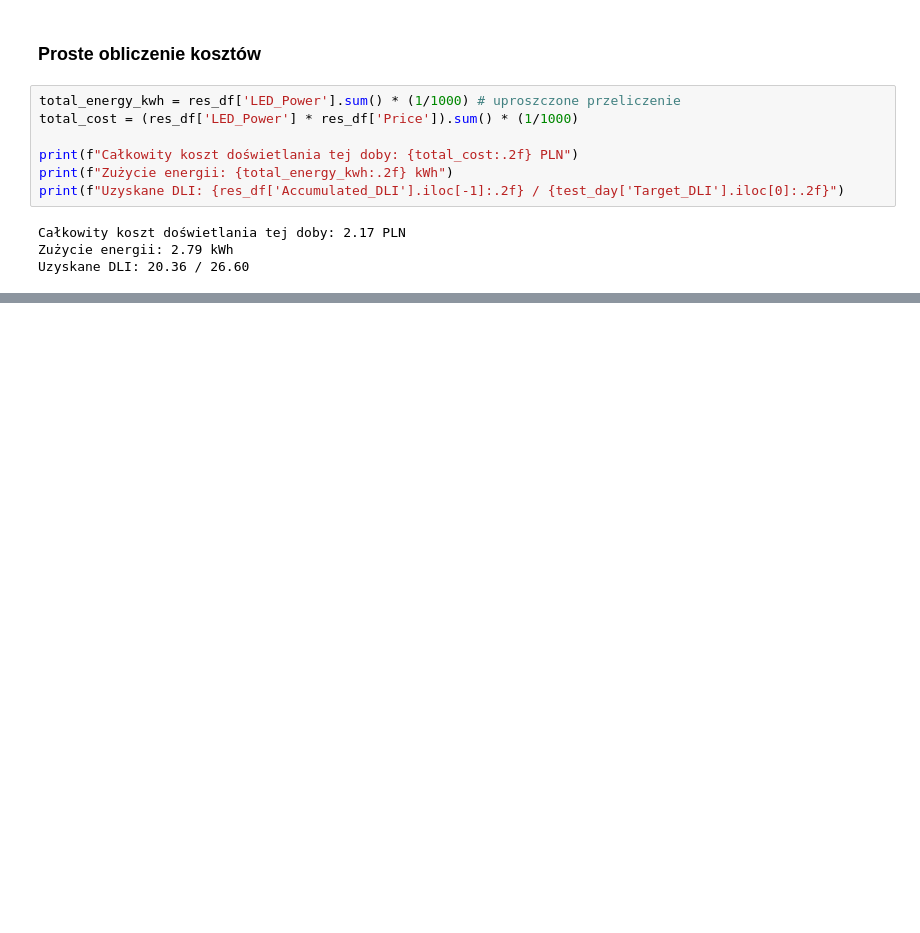
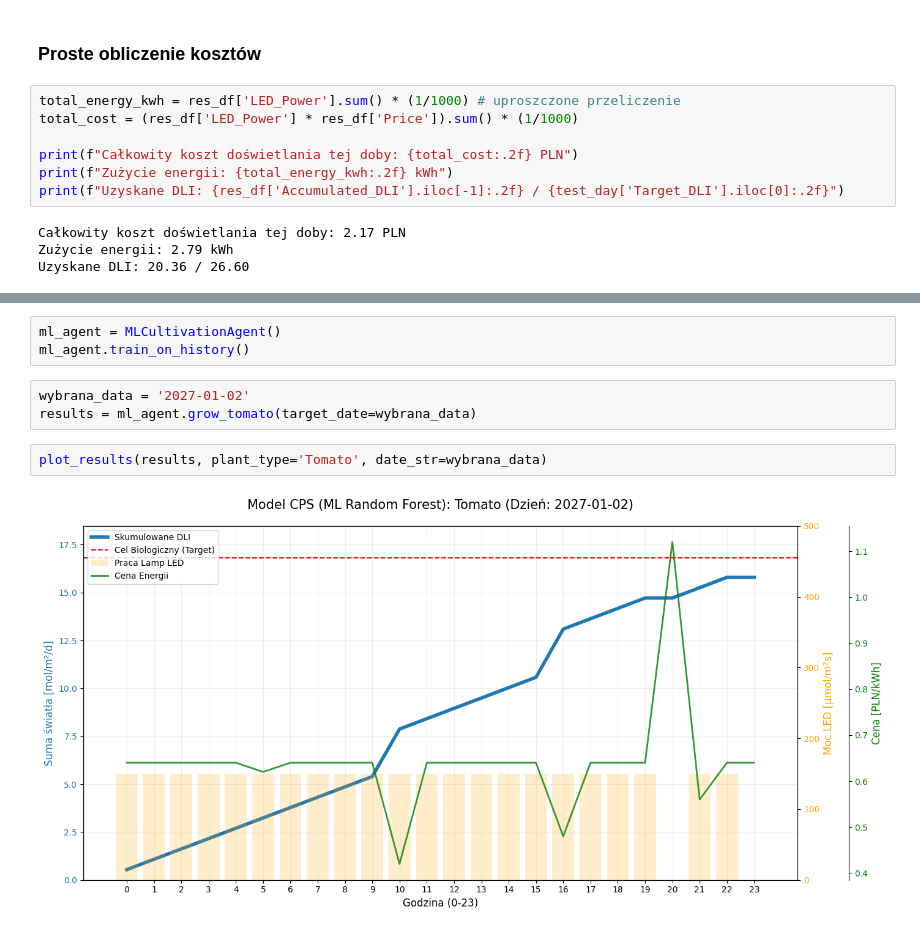
Before and after one commit to jfx21/cps-plant, a Jupyter notebook: notebooks/plant_handling_model.ipynb, the cells around one changed output, grey strips where cells are left out. Saved outputs shown, nothing was run; the diff lists cells and outputs as text; blank space fills up the shorter version.

```diff
--- a/notebooks/plant_handling_model.ipynb
+++ b/notebooks/plant_handling_model.ipynb
@@ -148,0 +339,10 @@ Uzyskane DLI: 20.36 / 26.60
+# %%
+ml_agent = MLCultivationAgent()
+ml_agent.train_on_history()
+# %%
+wybrana_data = '2027-01-02'
+results = ml_agent.grow_tomato(target_date=wybrana_data)
+# %%
+plot_results(results, plant_type='Tomato', date_str=wybrana_data)
+# %% [output]
+[figure, added]
```
Also changed, not shown: parts of 7 cells of this notebook.
